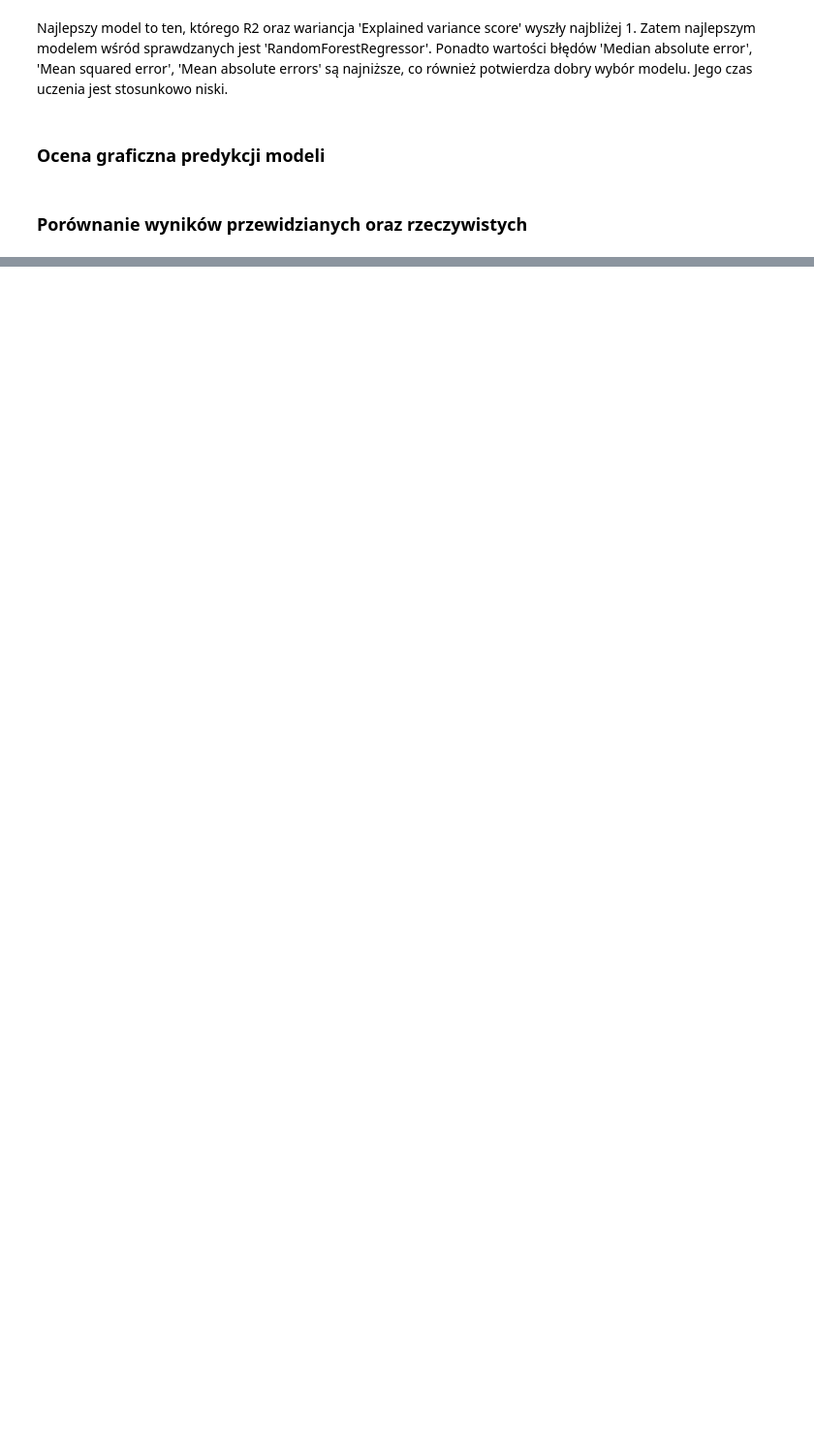
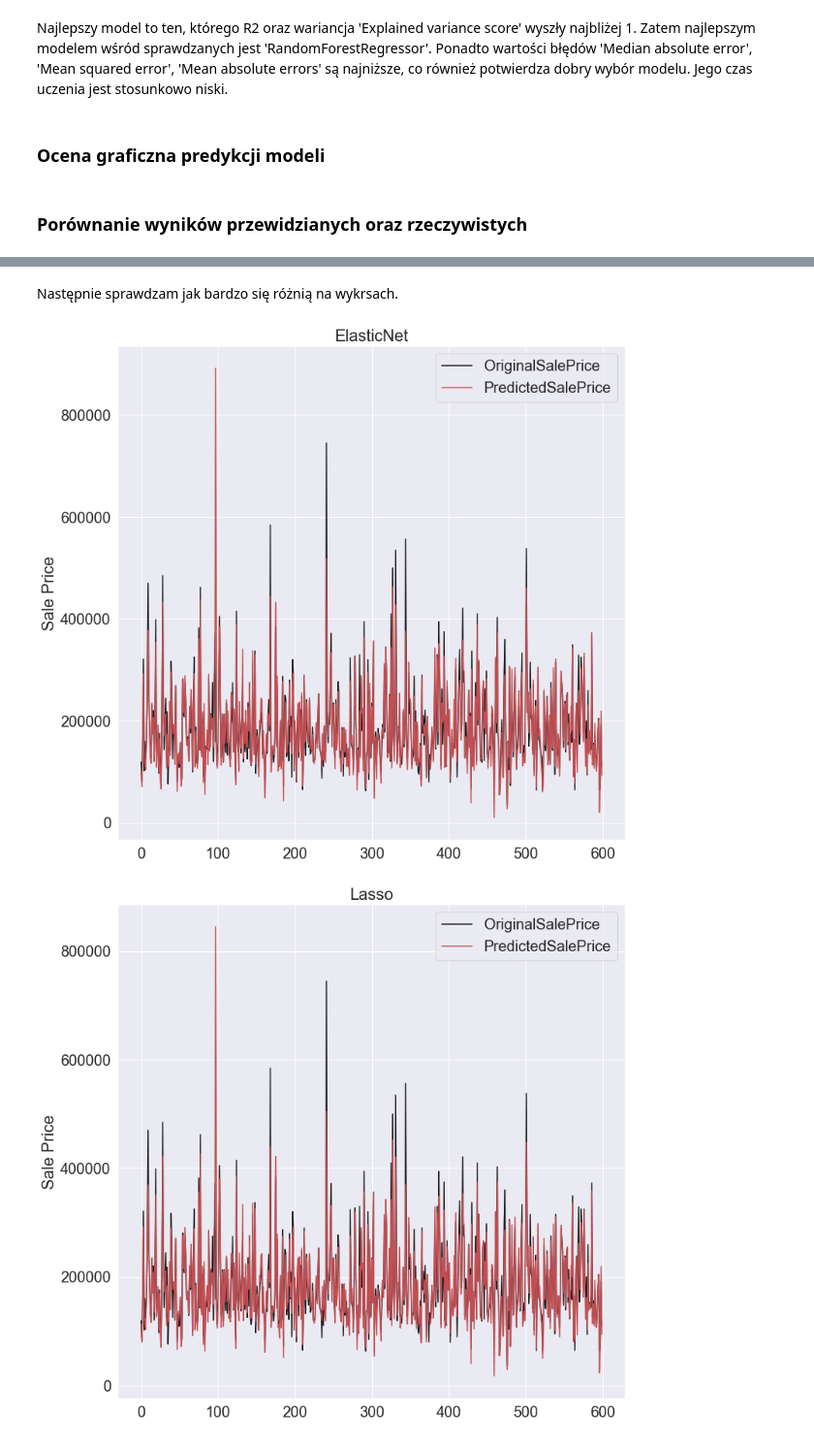
Before and after one commit to edytakudla/Ames_Prices_Predicting_Project, a Jupyter notebook: Project Ames.ipynb, the cells around one changed output, grey strips where cells are left out. Shown at 97% size. Cells and saved outputs as stored; diff of their text form; code cells hidden in the pictures; blank space fills up the shorter version.

```diff
--- a/Project Ames.ipynb
+++ b/Project Ames.ipynb
@@ -844,0 +847,37 @@ Najlepszy model to ten, którego R2 oraz wariancja 'Explained variance score' wy
+# %%
+comparision_sale_price = []
+models_lst = ['ElasticNet', 'Lasso', 'Ridge', 'LinearRegression', 'SVR', 'RandomForestRegressor', 'XGBoost']
+results_names = ['OriginalSalePrice', 'PredictedSalePrice']
+file_names_lst = []
+
+i = 0
+for name, model, time in models:
+    predictions = model.predict(X_test)
+    predictions = predictions.astype('int64')
+    comparision_sale_price = pd.DataFrame({
+           results_names[0] : y_test,
+           results_names[1] : predictions
+        })
+    file_name = 'Results_'+models_lst[i]+'.csv'
+    file_names_lst.append(file_name)
+    comparision_sale_price.to_csv('./data/'+file_name, index=False)
+    i += 1
+# %% [markdown]
+Następnie sprawdzam jak bardzo się różnią na wykrsach.
+# %%
+i = 0
+for result in file_names_lst:
+    results = pd.read_csv('./data/'+file_names_lst[i])
+    pd_results = pd.DataFrame(results)
+    pd_results.head()
+    plt.figure(figsize=(12,12));
+    plt.plot(pd_results.index, pd_results['OriginalSalePrice'], '-k', label='OriginalSalePrice');
+    plt.plot(pd_results.index, pd_results['PredictedSalePrice'], '-r', ms=10, label='PredictedSalePrice');
+    plt.ylabel('Sale Price')
+    plt.title(models_lst[i])
+    plt.legend()
+    plt.show()
+    i += 1
+# %% [output]
+[figure, added]
+[figure, added]
```
Also changed, not shown: parts of 3 cells of this notebook, 7 other files.
